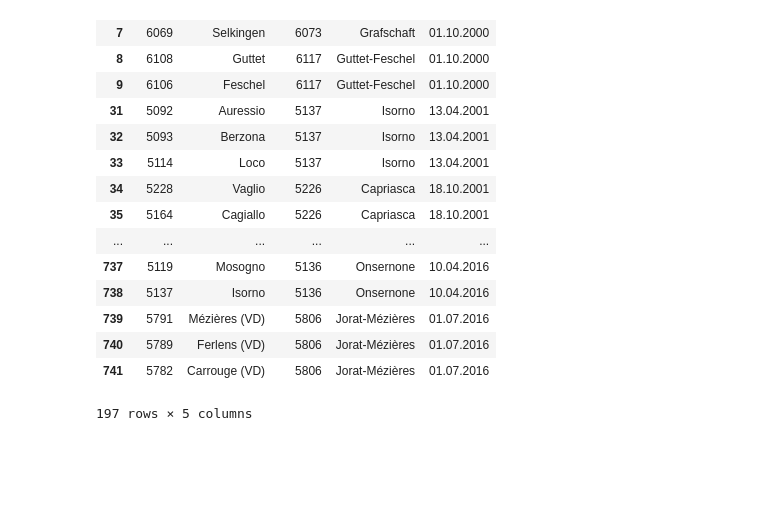
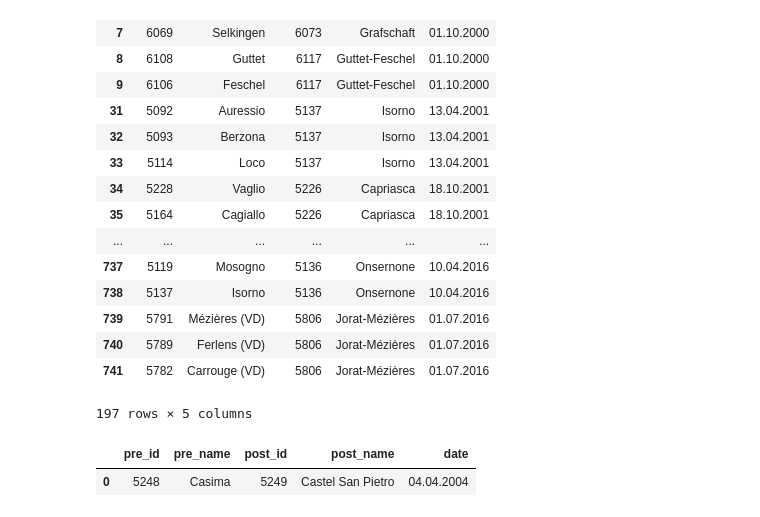
Before and after one commit to christophebertrand/votation-visualisation, a Jupyter notebook: data/fusion_2016.ipynb, the cells around one changed output. Cells and saved outputs as stored; diff of their text form; code cells hidden in the pictures; blank space fills up the shorter version.

```diff
--- a/data/fusion_2016.ipynb
+++ b/data/fusion_2016.ipynb
@@ -56,3 +56,8 @@ t
 | 740 | 5789 | Ferlens (VD) | 5806 | Jorat-Mézières | 01.07.2016 |
 | 741 | 5782 | Carrouge (VD) | 5806 | Jorat-Mézières | 01.07.2016 |
 197 rows × 5 columns
+# %%
+pd.DataFrame([[5248,'Casima',5249,'Castel San Pietro','04.04.2004']], columns=x.columns)
+# %% [output]
+|  | pre_id | pre_name | post_id | post_name | date |
+| 0 | 5248 | Casima | 5249 | Castel San Pietro | 04.04.2004 |
```
Also changed, not shown: parts of 3 cells of this notebook, 11 other files.
